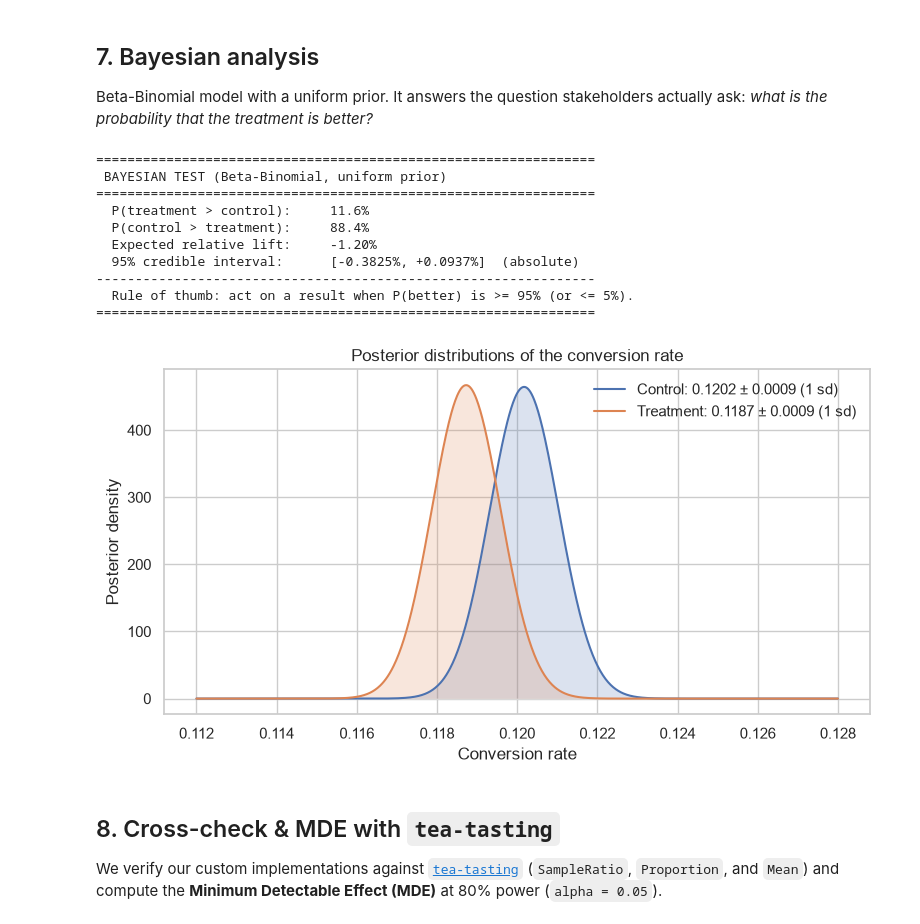
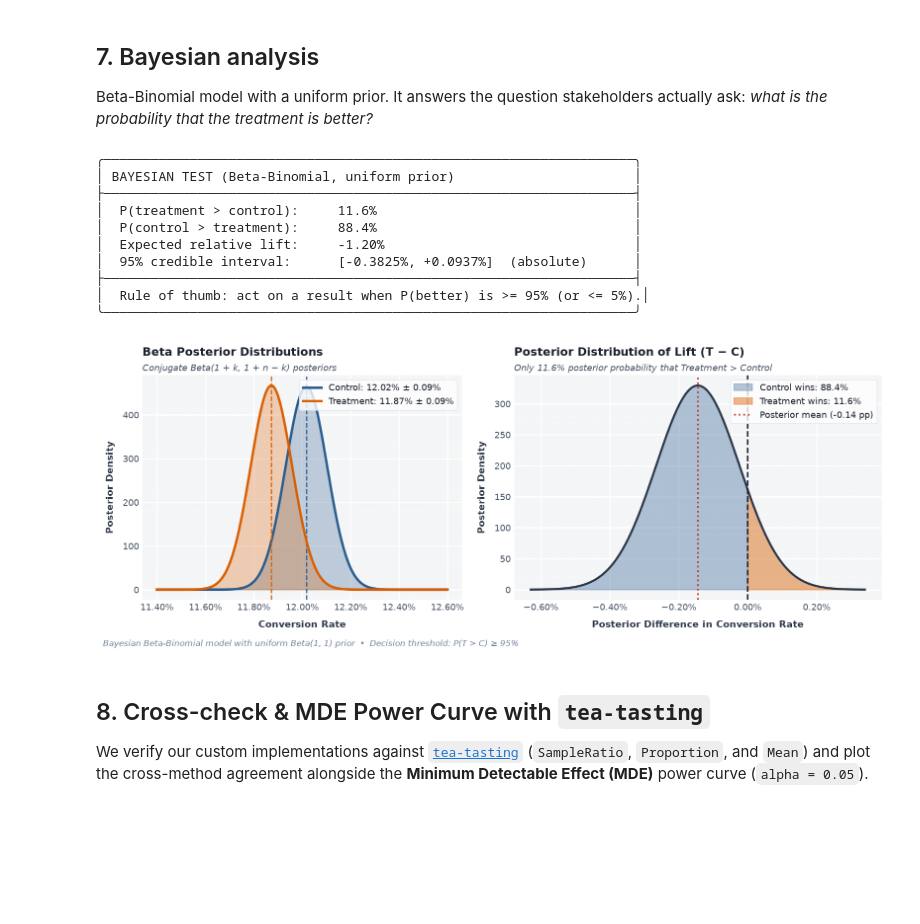
Before and after one commit to matheusbuniotto/ab-test-analytics, a Jupyter notebook: analysis.ipynb, the cells around one changed output. Drawn from its saved outputs; the diff is of its cells as text; code cells hidden in the pictures; blank space fills up the shorter version.

Commit message:
Redesign charts and terminal outputs with ggplot2 portfolio theme

```diff
--- a/analysis.ipynb
+++ b/analysis.ipynb
@@ -13,6 +13,7 @@ import matplotlib.pyplot as plt
 import seaborn as sns
 
 from ab_utils import (
+    set_ggplot_theme,
     check_group_page_consistency,
     srm_test,
     calculate_ci,
@@ -25,7 +26,7 @@ from ab_utils import (
     run_synthetic_control_example,
 )
 
-sns.set_theme(style="whitegrid")
+set_ggplot_theme()
 %matplotlib inline
 # %% [markdown]
 ## 2. Explore the data
@@ -159,22 +160,22 @@ boot = bootstrap_ab_test(ab_clean, n_bootstraps=10_000)
 Beta-Binomial model with a uniform prior. It answers the question stakeholders actually ask: *what is the probability that the treatment is better?*
 # %%
 bayes = bayesian_ab_test(ab_clean)
-bayesian_plot([bayes["beta_control"], bayes["beta_treatment"]], ["Control", "Treatment"], linf=0.112, lsup=0.128)
+bayesian_plot([bayes["beta_control"], bayes["beta_treatment"]], ["Control", "Treatment"], linf=0.114, lsup=0.126)
 # %% [output]
-================================================================
- BAYESIAN TEST (Beta-Binomial, uniform prior)
-================================================================
-  P(treatment > control):     11.6%
-  P(control > treatment):     88.4%
-  Expected relative lift:     -1.20%
-  95% credible interval:      [-0.3825%, +0.0937%]  (absolute)
-----------------------------------------------------------------
-  Rule of thumb: act on a result when P(better) is >= 95% (or <= 5%).
-================================================================
+╭────────────────────────────────────────────────────────────────────╮
+│ BAYESIAN TEST (Beta-Binomial, uniform prior)                       │
+├────────────────────────────────────────────────────────────────────┤
+│  P(treatment > control):     11.6%                                 │
+│  P(control > treatment):     88.4%                                 │
+│  Expected relative lift:     -1.20%                                │
+│  95% credible interval:      [-0.3825%, +0.0937%]  (absolute)      │
+├────────────────────────────────────────────────────────────────────┤
+│  Rule of thumb: act on a result when P(better) is >= 95% (or <= 5%).│
+╰────────────────────────────────────────────────────────────────────╯
-[figure, old version]
+[figure, new version]
 # %% [markdown]
-## 8. Cross-check & MDE with `tea-tasting`
-We verify our custom implementations against [`tea-tasting`](https://github.com/e10v/tea-tasting) (`SampleRatio`, `Proportion`, and `Mean`) and compute the **Minimum Detectable Effect (MDE)** at 80% power (`alpha = 0.05`).
+## 8. Cross-check & MDE Power Curve with `tea-tasting`
+We verify our custom implementations against [`tea-tasting`](https://github.com/e10v/tea-tasting) (`SampleRatio`, `Proportion`, and `Mean`) and plot the cross-method agreement alongside the **Minimum Detectable Effect (MDE)** power curve (`alpha = 0.05`).
 # %%
 tt_out = compare_with_tea_tasting(ab_clean)
 # %% [output]
```
Also changed, not shown: parts of 12 cells of this notebook, 8 other files.
